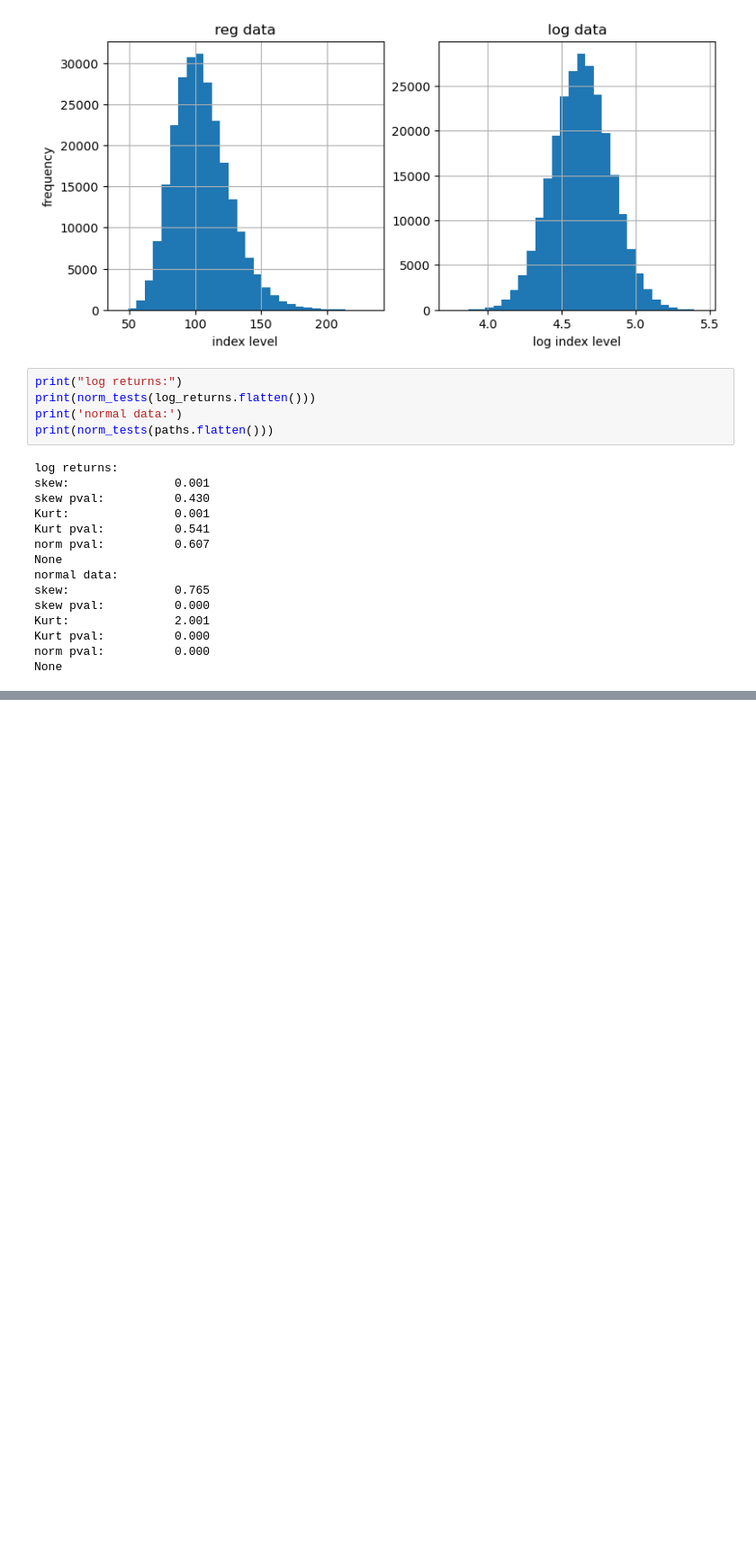
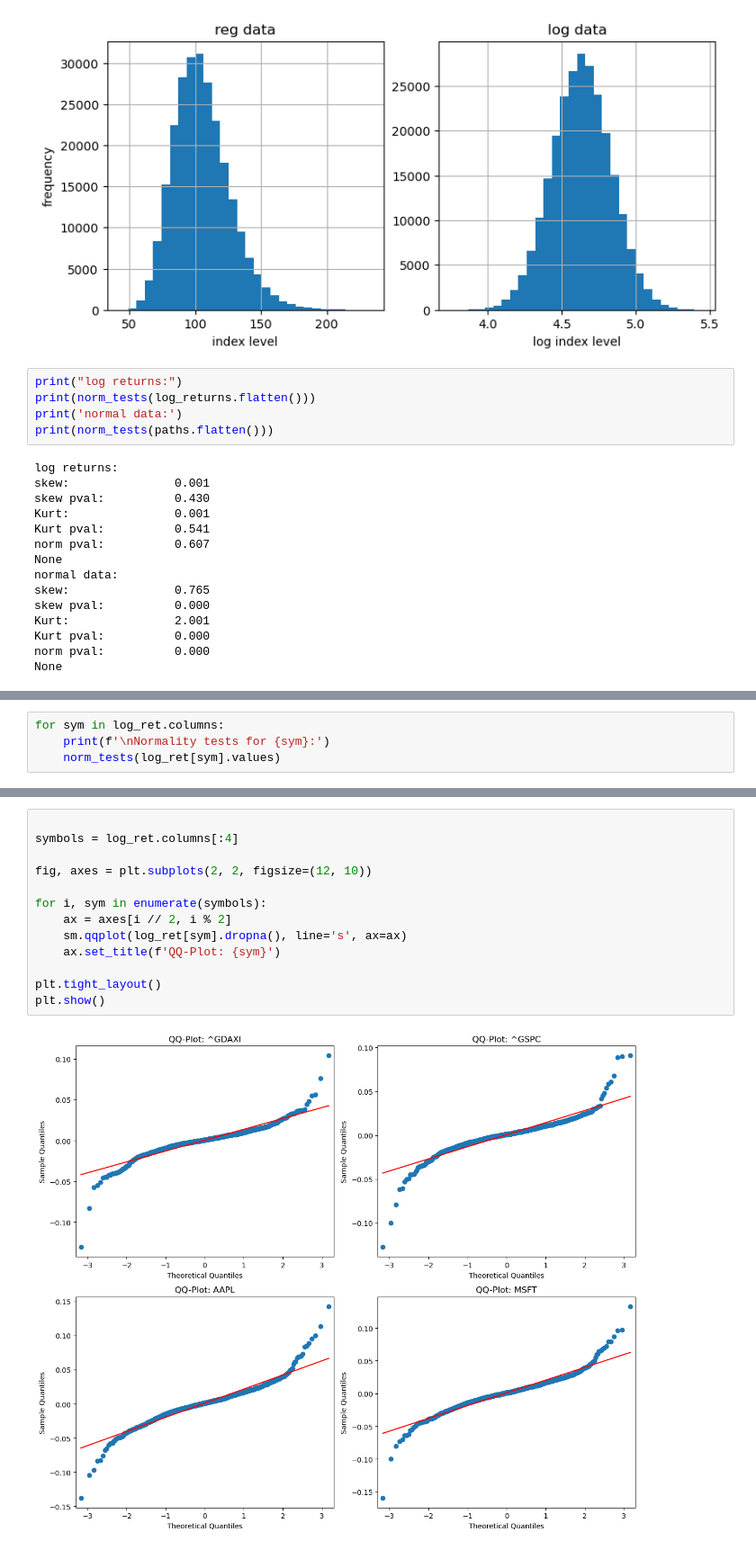
Before and after one commit to GeordieJones/financePython, a Jupyter notebook: bookPractice/stat models/models.ipynb, the cells around one changed output, grey strips where cells are left out. Shown at 90% size. Drawn from its saved outputs; the diff is of its cells as text; blank space fills up the shorter version.

```diff
--- a/bookPractice/stat models/models.ipynb
+++ b/bookPractice/stat models/models.ipynb
@@ -125,0 +194,4 @@ None
+# %%
+for sym in log_ret.columns:
+    print(f'\nNormality tests for {sym}:')
+    norm_tests(log_ret[sym].values)
@@ -125,0 +216,15 @@ None
+# %%
+
+symbols = log_ret.columns[:4]
+
+fig, axes = plt.subplots(2, 2, figsize=(12, 10))
+
+for i, sym in enumerate(symbols):
+    ax = axes[i // 2, i % 2]
+    sm.qqplot(log_ret[sym].dropna(), line='s', ax=ax)
+    ax.set_title(f'QQ-Plot: {sym}')
+
+plt.tight_layout()
+plt.show()
+# %% [output]
+[figure, added]
```
Also changed, not shown: parts of 5 cells of this notebook.
